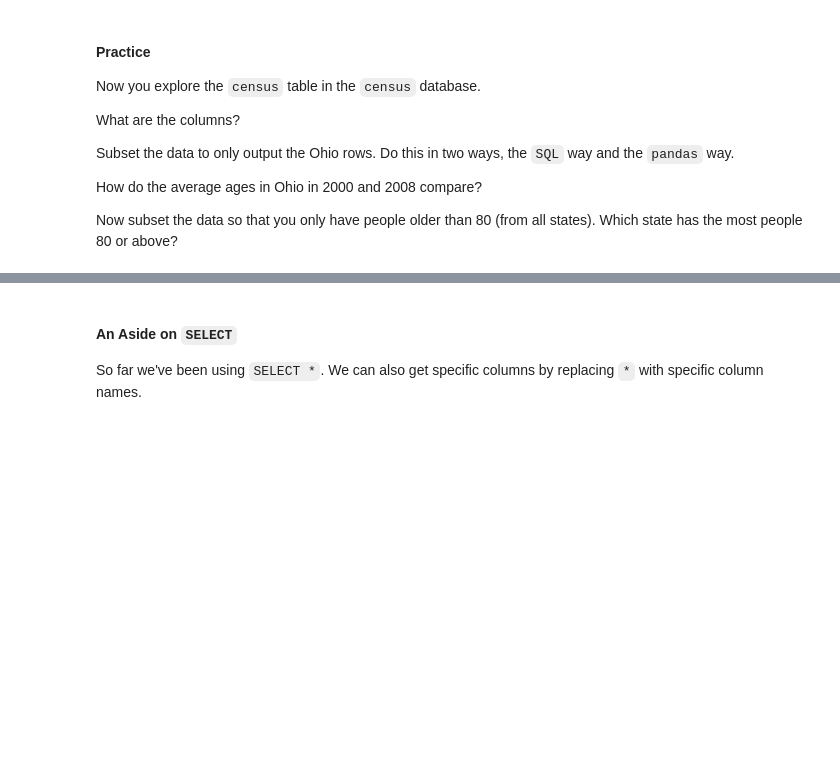
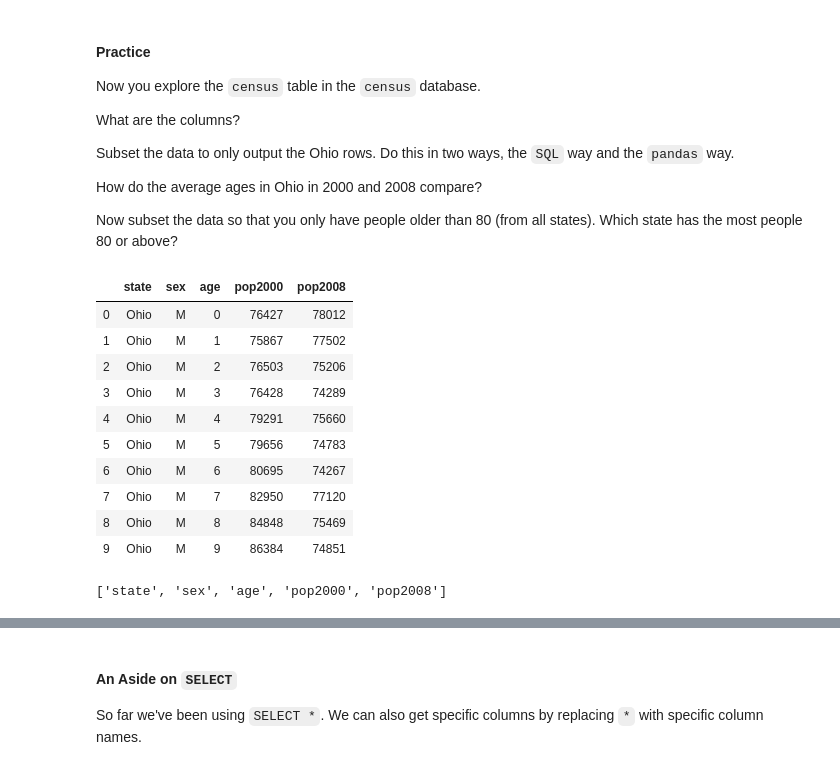
Before and after one commit to toej93/Code2020Materials, a Jupyter notebook: Lectures/DataGathering/Notebook 4 - Python and Interacting With Databases.ipynb, the cells around one changed output, grey strips where cells are left out. Cells and saved outputs as stored; diff of their text form; code cells hidden in the pictures; blank space fills up the shorter version.

```diff
--- a/Lectures/DataGathering/Notebook 4 - Python and Interacting With Databases.ipynb
+++ b/Lectures/DataGathering/Notebook 4 - Python and Interacting With Databases.ipynb
@@ -342,0 +392,23 @@ Now subset the data so that you only have people older than 80 (from all states)
+# %%
+## Code here
+## The SQL way
+c.execute('SELECT * FROM census WHERE state == "Ohio"') #Need the quotation marks for Ohio
+
+pd.DataFrame(c.fetchall(), columns = [x[0] for x in c.description]).head(10)
+# state_fact
+# %% [output]
+|  | state | sex | age | pop2000 | pop2008 |
+| 0 | Ohio | M | 0 | 76427 | 78012 |
+| 1 | Ohio | M | 1 | 75867 | 77502 |
+| 2 | Ohio | M | 2 | 76503 | 75206 |
+| 3 | Ohio | M | 3 | 76428 | 74289 |
+| 4 | Ohio | M | 4 | 79291 | 75660 |
+| 5 | Ohio | M | 5 | 79656 | 74783 |
+| 6 | Ohio | M | 6 | 80695 | 74267 |
+| 7 | Ohio | M | 7 | 82950 | 77120 |
+| 8 | Ohio | M | 8 | 84848 | 75469 |
+| 9 | Ohio | M | 9 | 86384 | 74851 |
+# %%
+[x[0] for x in c.description]
+# %% [output]
+['state', 'sex', 'age', 'pop2000', 'pop2008']
```
Also changed, not shown: parts of 25 cells of this notebook, 3 other files.
